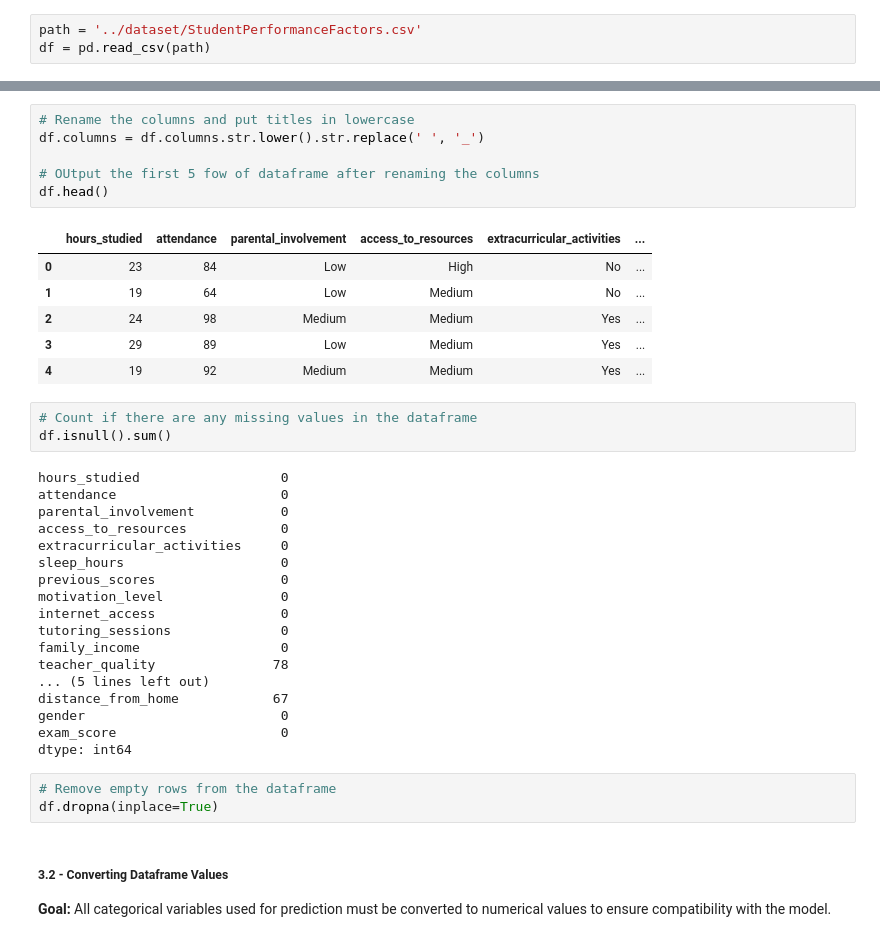
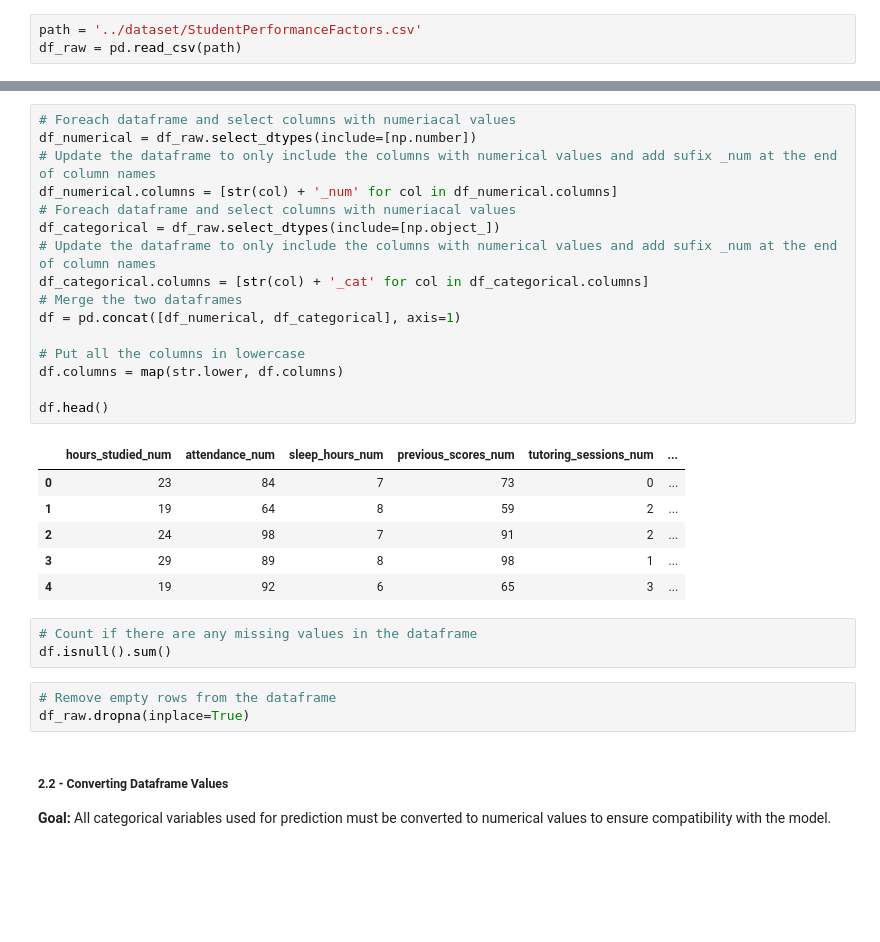
Before and after one commit to diogofaria73/puc-minas-ia, a Jupyter notebook: machine-learning-workgroup-01/src/student-perform.ipynb, the cells around one changed output, grey strips where cells are left out. Cells and saved outputs as stored; diff of their text form; blank space fills up the shorter version.

Commit message:
Make new changes, rename dataframe, separete vars between categorical and numericals

```diff
--- a/machine-learning-workgroup-01/src/student-perform.ipynb
+++ b/machine-learning-workgroup-01/src/student-perform.ipynb
@@ -30,4 +29,4 @@ import plotly.express as px;
 # %%
 path = '../dataset/StudentPerformanceFactors.csv'
-df = pd.read_csv(path)
+df_raw = pd.read_csv(path)
 # %% [markdown]
@@ -59,45 +58,37 @@ df.describe()
 | 50% | 20.000000 | 80.000000 | 7.00000 | 75.000000 | 1.000000 | 3.000000 | ... |
 | 75% | 24.000000 | 90.000000 | 8.00000 | 88.000000 | 2.000000 | 4.000000 | ... |
 | max | 44.000000 | 100.000000 | 10.00000 | 100.000000 | 8.000000 | 6.000000 | ... |
-# %%
-# Rename the columns and put titles in lowercase
-df.columns = df.columns.str.lower().str.replace(' ', '_')
-
-# OUtput the first 5 fow of dataframe after renaming the columns
-df.head()
-# %% [output]
-|  | hours_studied | attendance | parental_involvement | access_to_resources | extracurricular_activities | ... |
-| 0 | 23 | 84 | Low | High | No | ... |
-| 1 | 19 | 64 | Low | Medium | No | ... |
-| 2 | 24 | 98 | Medium | Medium | Yes | ... |
-| 3 | 29 | 89 | Low | Medium | Yes | ... |
-| 4 | 19 | 92 | Medium | Medium | Yes | ... |
+# %%
+# Foreach dataframe and select columns with numeriacal values
+df_numerical = df_raw.select_dtypes(include=[np.number])
+# Update the dataframe to only include the columns with numerical values and add sufix _num at the end of column names
+df_numerical.columns = [str(col) + '_num' for col in df_numerical.columns]
+# Foreach dataframe and select columns with numeriacal values
+df_categorical = df_raw.select_dtypes(include=[np.object_])
+# Update the dataframe to only include the columns with numerical values and add sufix _num at the end of column names
+df_categorical.columns = [str(col) + '_cat' for col in df_categorical.columns]
+# Merge the two dataframes
+df = pd.concat([df_numerical, df_categorical], axis=1)
+
+# Put all the columns in lowercase
+df.columns = map(str.lower, df.columns)
+
+df.head()
+# %% [output]
+|  | hours_studied_num | attendance_num | sleep_hours_num | previous_scores_num | tutoring_sessions_num | ... |
+| 0 | 23 | 84 | 7 | 73 | 0 | ... |
+| 1 | 19 | 64 | 8 | 59 | 2 | ... |
+| 2 | 24 | 98 | 7 | 91 | 2 | ... |
+| 3 | 29 | 89 | 8 | 98 | 1 | ... |
+| 4 | 19 | 92 | 6 | 65 | 3 | ... |
 # %%
 # Count if there are any missing values in the dataframe
 df.isnull().sum()
-# %% [output]
-hours_studied                  0
-attendance                     0
-parental_involvement           0
-access_to_resources            0
-extracurricular_activities     0
-sleep_hours                    0
-previous_scores                0
-motivation_level               0
-internet_access                0
-tutoring_sessions              0
-family_income                  0
-teacher_quality               78
-... (5 lines left out)
-distance_from_home            67
-gender                         0
-exam_score                     0
-dtype: int64
 # %%
 # Remove empty rows from the dataframe
-df.dropna(inplace=True)
+df_raw.dropna(inplace=True)
 # %% [markdown]
-##### 3.2 - Converting Dataframe Values
+##### 2.2 - Converting Dataframe Values
 **Goal:** All categorical variables used for prediction must be converted to numerical values to ensure compatibility with the model.
 # %%
 # Check columns type before convert to numerical
```
Also changed, not shown: parts of 12 cells of this notebook, 2 other files.
